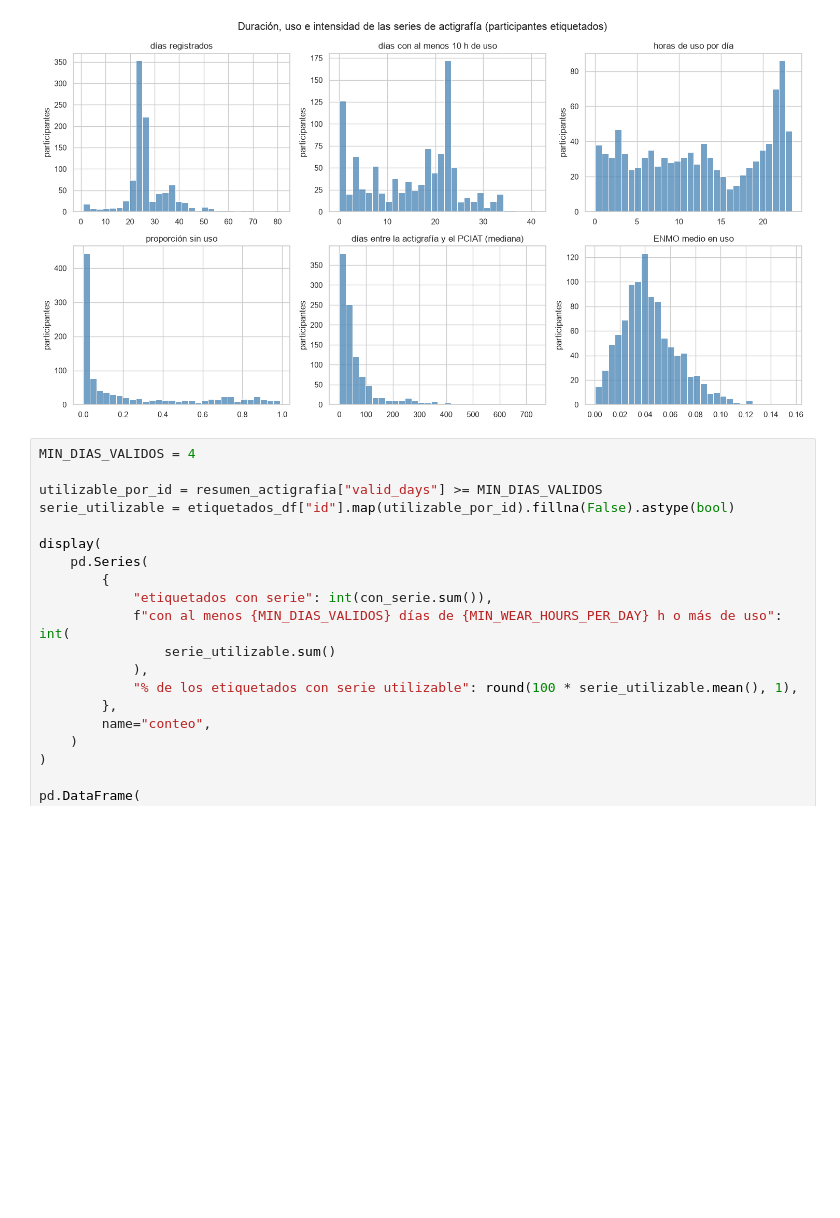
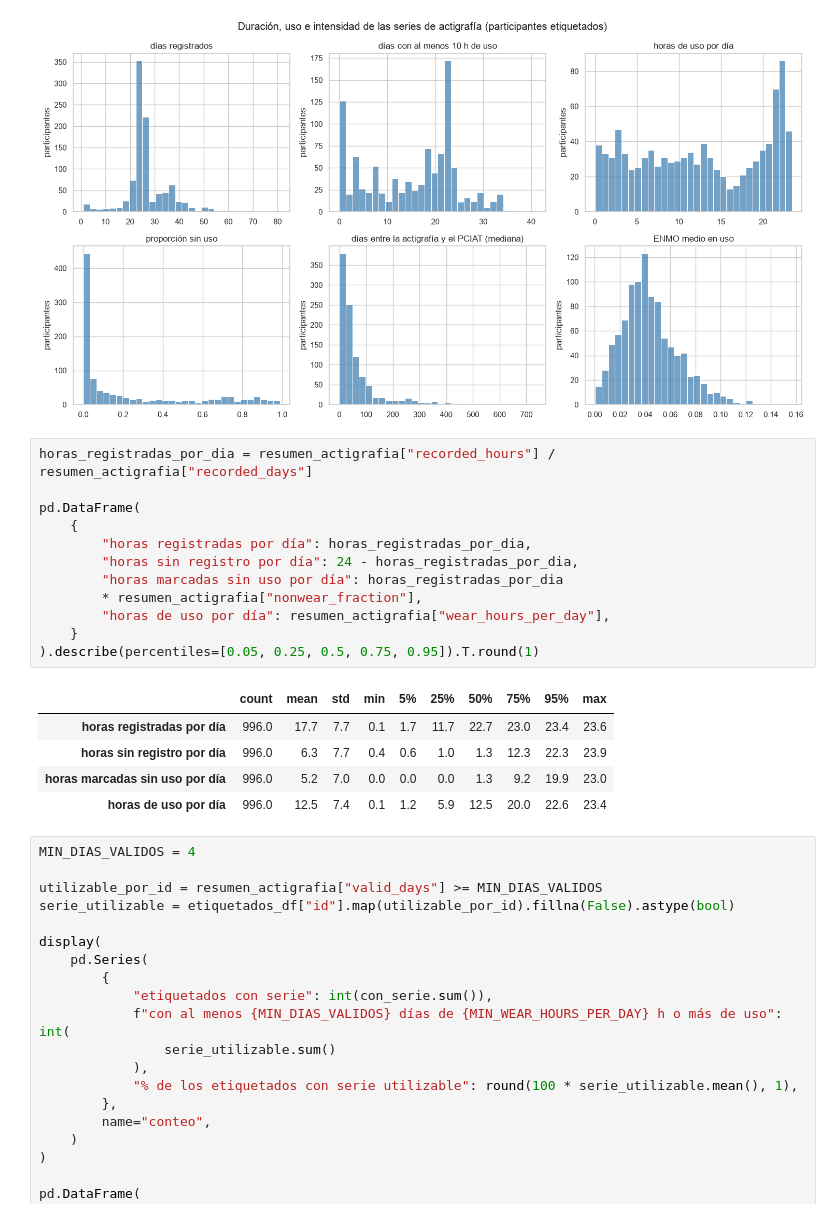
Before and after one commit to juanestebancg2806/piu-severity-prediction, a Jupyter notebook: notebooks/01_eda.ipynb, the cells around one changed output. Saved outputs shown, nothing was run; the diff lists cells and outputs as text; blank space fills up the shorter version.

```diff
--- a/notebooks/01_eda.ipynb
+++ b/notebooks/01_eda.ipynb
@@ -3481,6 +3487,24 @@ save_figure(fig, "actigrafia_calidad", FIGURAS_EDA)
 plt.show()
 # %% [output]
 [figure]
+# %%
+horas_registradas_por_dia = resumen_actigrafia["recorded_hours"] / resumen_actigrafia["recorded_days"]
+
+pd.DataFrame(
+    {
+        "horas registradas por día": horas_registradas_por_dia,
+        "horas sin registro por día": 24 - horas_registradas_por_dia,
+        "horas marcadas sin uso por día": horas_registradas_por_dia
+        * resumen_actigrafia["nonwear_fraction"],
+        "horas de uso por día": resumen_actigrafia["wear_hours_per_day"],
+    }
+).describe(percentiles=[0.05, 0.25, 0.5, 0.75, 0.95]).T.round(1)
+# %% [output]
+|  | count | mean | std | min | 5% | 25% | 50% | 75% | 95% | max |
+| horas registradas por día | 996.0 | 17.7 | 7.7 | 0.1 | 1.7 | 11.7 | 22.7 | 23.0 | 23.4 | 23.6 |
+| horas sin registro por día | 996.0 | 6.3 | 7.7 | 0.4 | 0.6 | 1.0 | 1.3 | 12.3 | 22.3 | 23.9 |
+| horas marcadas sin uso por día | 996.0 | 5.2 | 7.0 | 0.0 | 0.0 | 0.0 | 1.3 | 9.2 | 19.9 | 23.0 |
+| horas de uso por día | 996.0 | 12.5 | 7.4 | 0.1 | 1.2 | 5.9 | 12.5 | 20.0 | 22.6 | 23.4 |
 # %%
 MIN_DIAS_VALIDOS = 4
 
```
Also changed, not shown: parts of 2 cells of this notebook.
